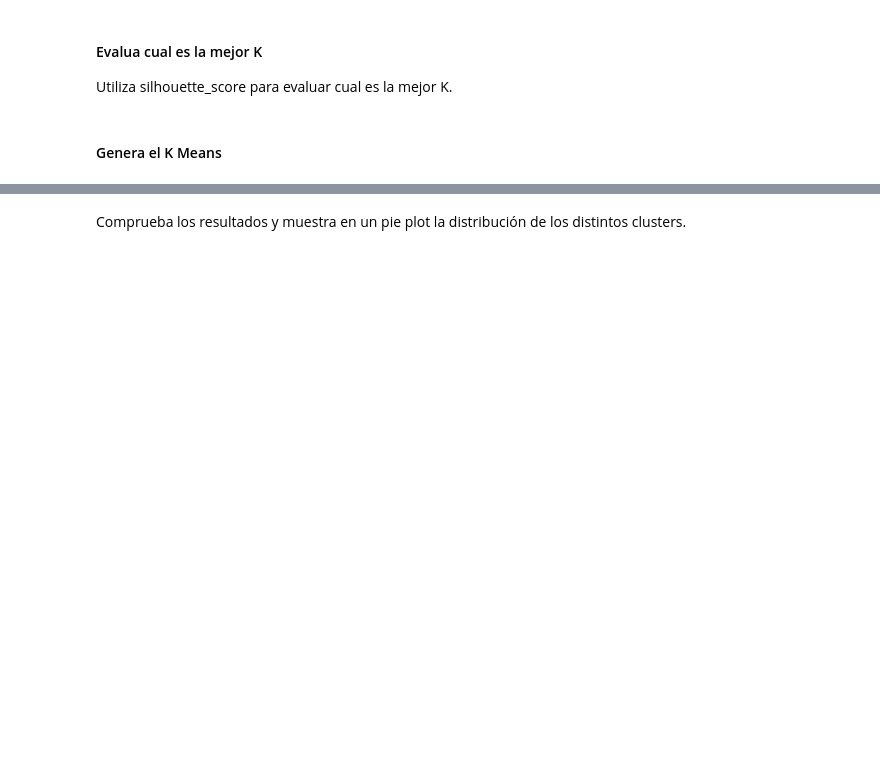
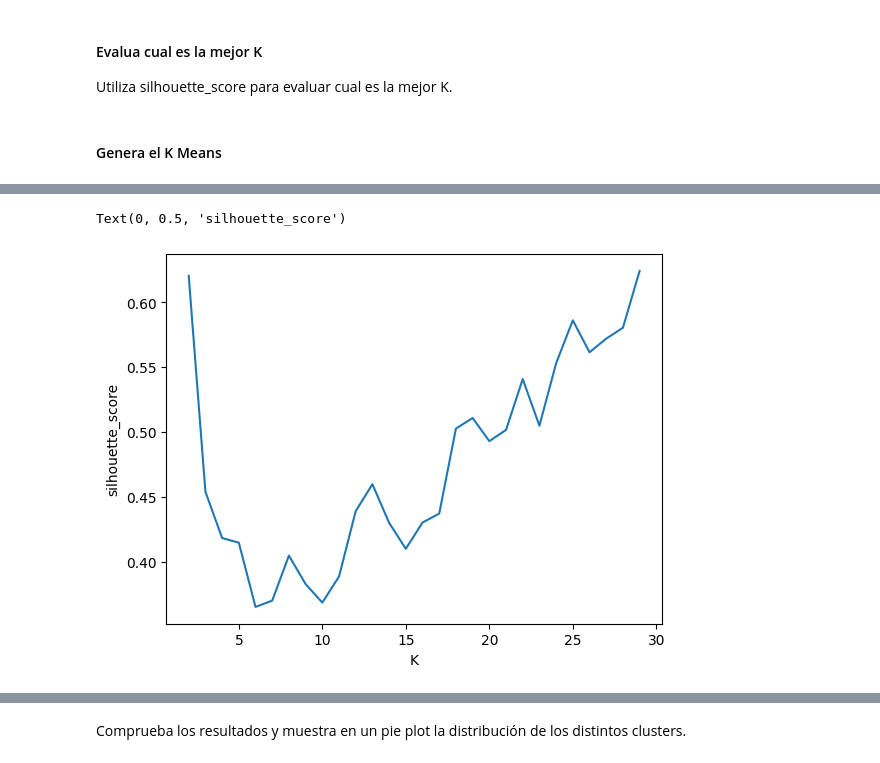
Before and after one commit to MNievas12/2503_dsft_thebridge, a Jupyter notebook: 3-Machine_Learning/2-No_Supervisado/1-Clustering/Practica/EJER_1_kmeans_drugs_review.ipynb, the cells around one changed output, grey strips where cells are left out. Saved outputs shown, nothing was run; the diff lists cells and outputs as text; code cells hidden in the pictures; blank space fills up the shorter version.

```diff
--- a/3-Machine_Learning/2-No_Supervisado/1-Clustering/Practica/EJER_1_kmeans_drugs_review.ipynb
+++ b/3-Machine_Learning/2-No_Supervisado/1-Clustering/Practica/EJER_1_kmeans_drugs_review.ipynb
@@ -31,0 +225,3 @@ Transforma las columnas categoricas a numericas mediante dummies
+# %%
+X = df[['rating', 'effectiveness_int', 'sideEffects_int']]
+print(X.shape)
@@ -37,0 +239,4 @@ Utiliza silhouette_score para evaluar cual es la mejor K.
+# %%
+model = KMeans(n_init='auto')
+model.fit(X)
+model.predict(X)
@@ -37,0 +253,3 @@ Utiliza silhouette_score para evaluar cual es la mejor K.
+# %%
+km_list = [KMeans(n_clusters=k, n_init='auto').fit(X) for k in range(2,30)]
+km_list
@@ -37,0 +274,3 @@ Utiliza silhouette_score para evaluar cual es la mejor K.
+# %%
+silhouette_score_list = [silhouette_score(X, model.labels_) for model in km_list]
+silhouette_score_list
@@ -37,0 +295,7 @@ Utiliza silhouette_score para evaluar cual es la mejor K.
+# %%
+plt.plot(range(2,30), silhouette_score_list)
+plt.xlabel("K")
+plt.ylabel("silhouette_score")
+# %% [output]
+Text(0, 0.5, 'silhouette_score')
+[figure, added]
```
Also changed, not shown: parts of 35 cells of this notebook, 1 other file.
